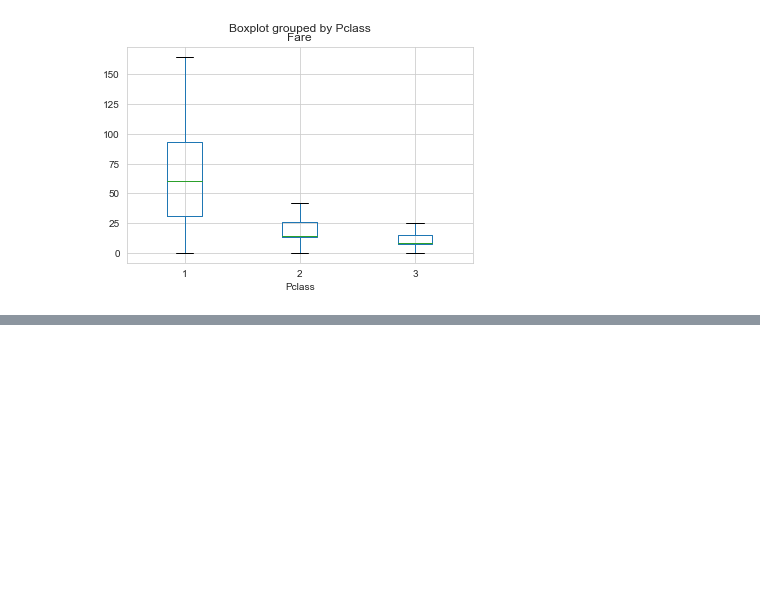
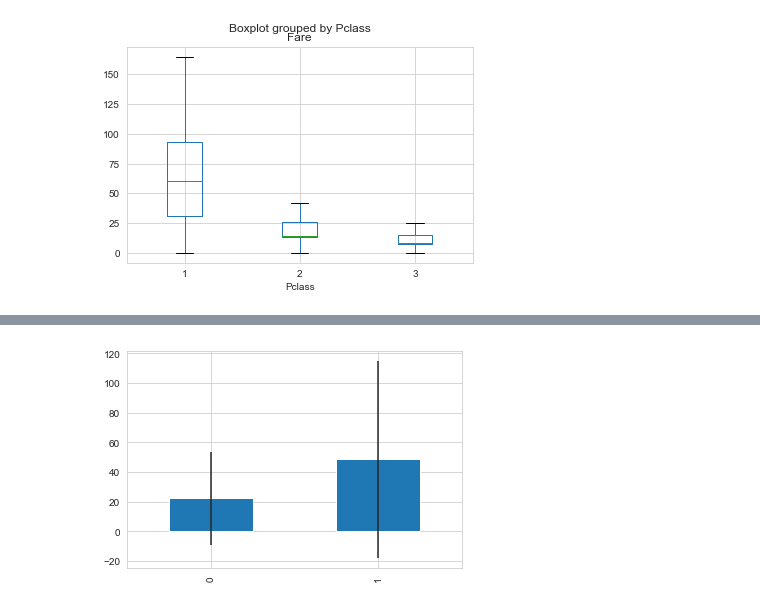
Before and after one commit to QQYES/kaggle_titanic, a Jupyter notebook: titanic_advanced.ipynb, the cells around one changed output, grey strips where cells are left out. Drawn from its saved outputs; the diff is of its cells as text; code cells hidden in the pictures; blank space fills up the shorter version.

```diff
--- a/titanic_advanced.ipynb
+++ b/titanic_advanced.ipynb
@@ -330,0 +343,11 @@ plt.show()
+# %%
+fare_not_survived = train_data['Fare'][train_data['Survived'] == 0]
+fare_survived = train_data['Fare'][train_data['Survived'] == 1]
+
+average_fare = pd.DataFrame([fare_not_survived.mean(),fare_survived.mean()])
+std_fare = pd.DataFrame([fare_not_survived.std(),fare_survived.std()])
+average_fare.plot(yerr=std_fare,kind='bar',legend=False)
+
+plt.show()
+# %% [output]
+[figure, added]
```
Also changed, not shown: parts of 4 cells of this notebook.
